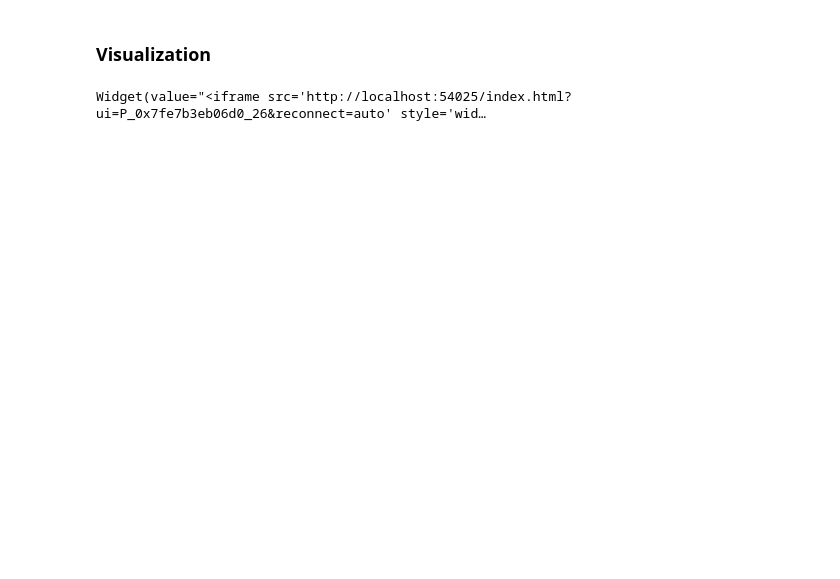
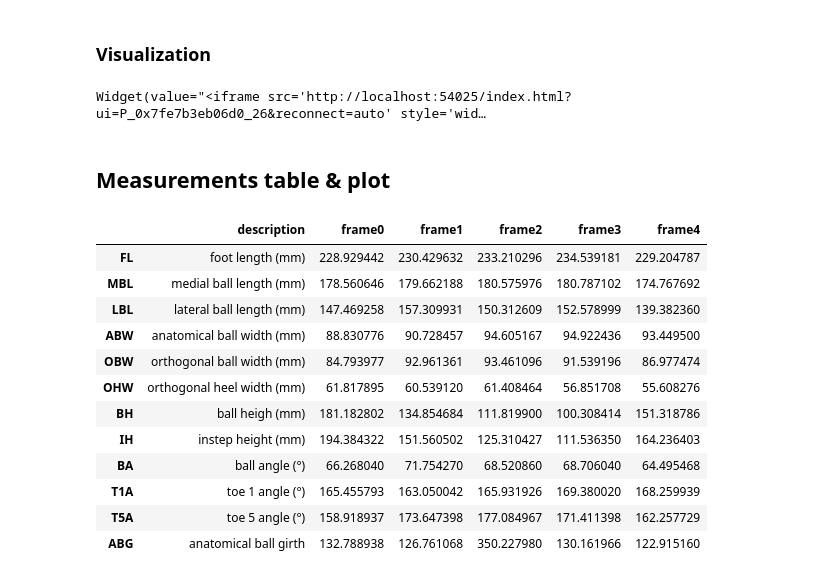
Before and after one commit to liu-qilong/foot-measure, a Jupyter notebook: prototype/measurement.ipynb, the cells around one changed output. Drawn from its saved outputs; the diff is of its cells as text; code cells hidden in the pictures; blank space fills up the shorter version.

```diff
--- a/prototype/measurement.ipynb
+++ b/prototype/measurement.ipynb
@@ -352,3 +347,22 @@ scene.screenshot('output/measure/ABG.png')
 scene.show()
 # %% [output]
 Widget(value="<iframe src='http://localhost:54025/index.html?ui=P_0x7fe7b3eb06d0_26&reconnect=auto' style='wid…
+# %% [markdown]
+## Measurements table & plot
+# %%
+df_style = df.T.style
+df_style
+# %% [output]
+|  | description | frame0 | frame1 | frame2 | frame3 | frame4 |
+| FL | foot length (mm) | 228.929442 | 230.429632 | 233.210296 | 234.539181 | 229.204787 |
+| MBL | medial ball length (mm) | 178.560646 | 179.662188 | 180.575976 | 180.787102 | 174.767692 |
+| LBL | lateral ball length (mm) | 147.469258 | 157.309931 | 150.312609 | 152.578999 | 139.382360 |
+| ABW | anatomical ball width (mm) | 88.830776 | 90.728457 | 94.605167 | 94.922436 | 93.449500 |
+| OBW | orthogonal ball width (mm) | 84.793977 | 92.961361 | 93.461096 | 91.539196 | 86.977474 |
+| OHW | orthogonal heel width (mm) | 61.817895 | 60.539120 | 61.408464 | 56.851708 | 55.608276 |
+| BH | ball heigh (mm) | 181.182802 | 134.854684 | 111.819900 | 100.308414 | 151.318786 |
+| IH | instep height (mm) | 194.384322 | 151.560502 | 125.310427 | 111.536350 | 164.236403 |
+| BA | ball angle (°) | 66.268040 | 71.754270 | 68.520860 | 68.706040 | 64.495468 |
+| T1A | toe 1 angle (°) | 165.455793 | 163.050042 | 165.931926 | 169.380020 | 168.259939 |
+| T5A | toe 5 angle (°) | 158.918937 | 173.647398 | 177.084967 | 171.411398 | 162.257729 |
+| ABG | anatomical ball girth | 132.788938 | 126.761068 | 350.227980 | 130.161966 | 122.915160 |
```
Also changed, not shown: parts of 3 cells of this notebook.
